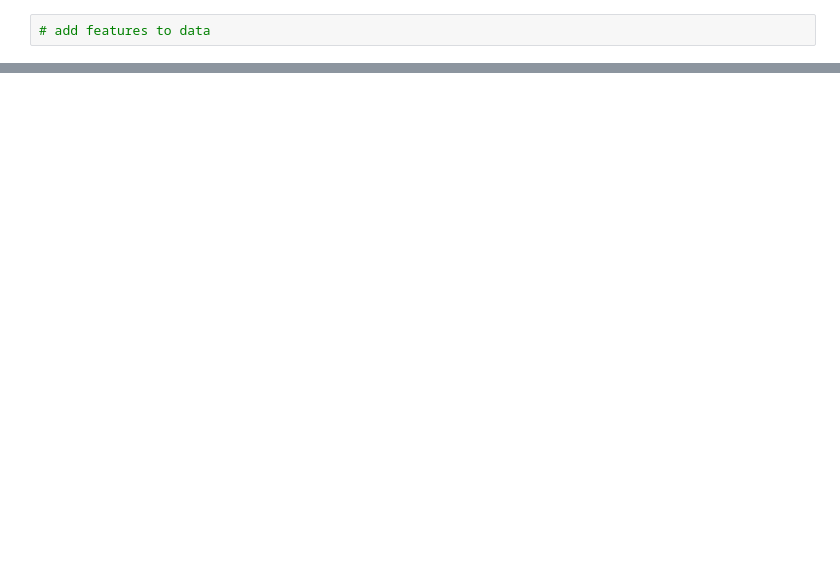
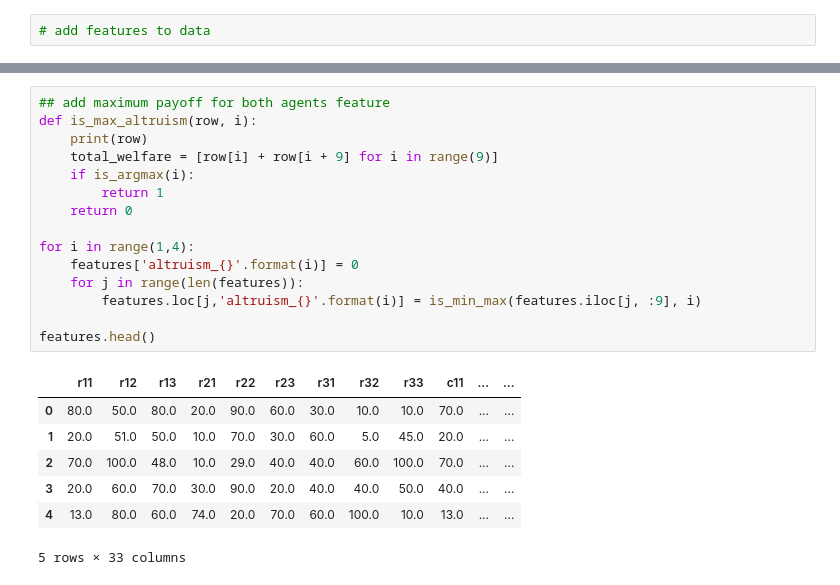
Before and after one commit to lanagor/cs236, a Jupyter notebook: pset1.ipynb, the cells around one changed output, grey strips where cells are left out. Drawn from its saved outputs; the diff is of its cells as text; blank space fills up the shorter version.

```diff
--- a/pset1.ipynb
+++ b/pset1.ipynb
@@ -48,3 +98,26 @@ Requirement already satisfied: scipy>=0.19.0 in /Users/yutoyagi/.pyenv/versions/
+# %%
+## add maximum payoff for both agents feature
+def is_max_altruism(row, i):
+    print(row)
+    total_welfare = [row[i] + row[i + 9] for i in range(9)]
+    if is_argmax(i):
+        return 1
+    return 0
+
+for i in range(1,4):
+    features['altruism_{}'.format(i)] = 0
+    for j in range(len(features)):
+        features.loc[j,'altruism_{}'.format(i)] = is_min_max(features.iloc[j, :9], i)
+
+features.head()
+# %% [output]
+|  | r11 | r12 | r13 | r21 | r22 | r23 | r31 | r32 | r33 | c11 | ... | ... |
+| 0 | 80.0 | 50.0 | 80.0 | 20.0 | 90.0 | 60.0 | 30.0 | 10.0 | 10.0 | 70.0 | ... | ... |
+| 1 | 20.0 | 51.0 | 50.0 | 10.0 | 70.0 | 30.0 | 60.0 | 5.0 | 45.0 | 20.0 | ... | ... |
+| 2 | 70.0 | 100.0 | 48.0 | 10.0 | 29.0 | 40.0 | 40.0 | 60.0 | 100.0 | 70.0 | ... | ... |
+| 3 | 20.0 | 60.0 | 70.0 | 30.0 | 90.0 | 20.0 | 40.0 | 40.0 | 50.0 | 40.0 | ... | ... |
+| 4 | 13.0 | 80.0 | 60.0 | 74.0 | 20.0 | 70.0 | 60.0 | 100.0 | 10.0 | 13.0 | ... | ... |
+5 rows × 33 columns
 # %%
 # splits into training and test sets
 X_training, X_test = sk.model_selection.train_test_split(features)
```
Also changed, not shown: parts of 7 cells of this notebook.
